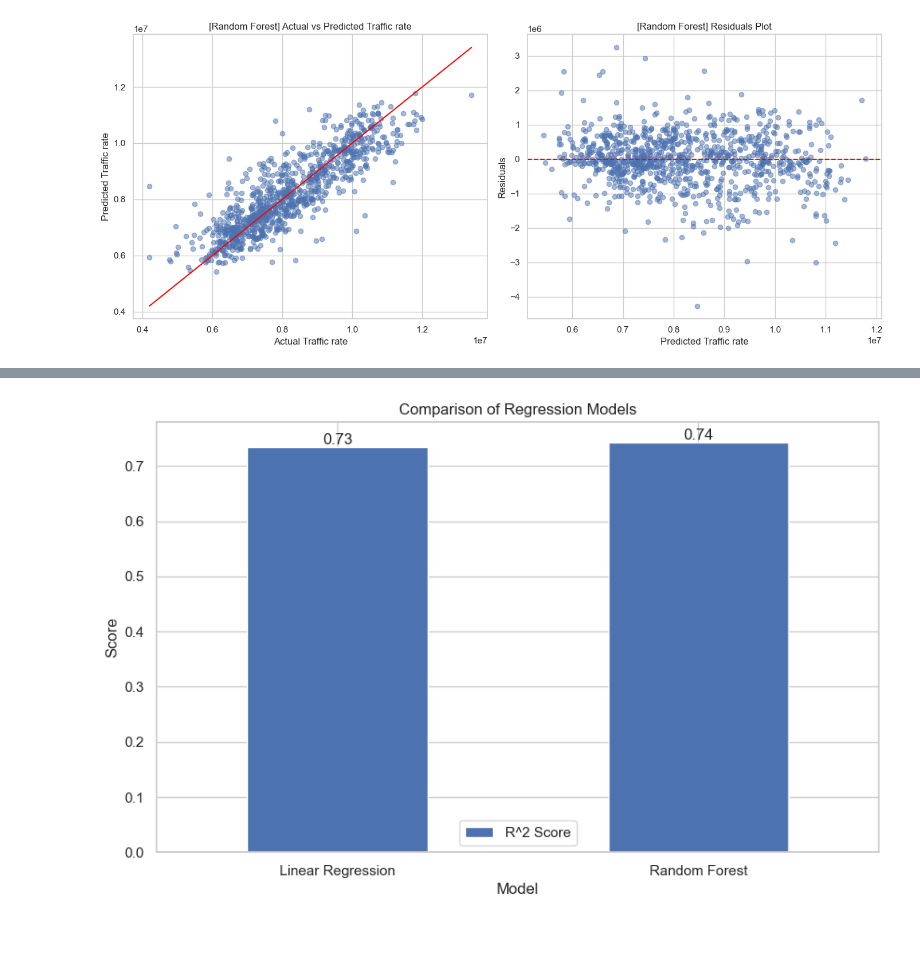
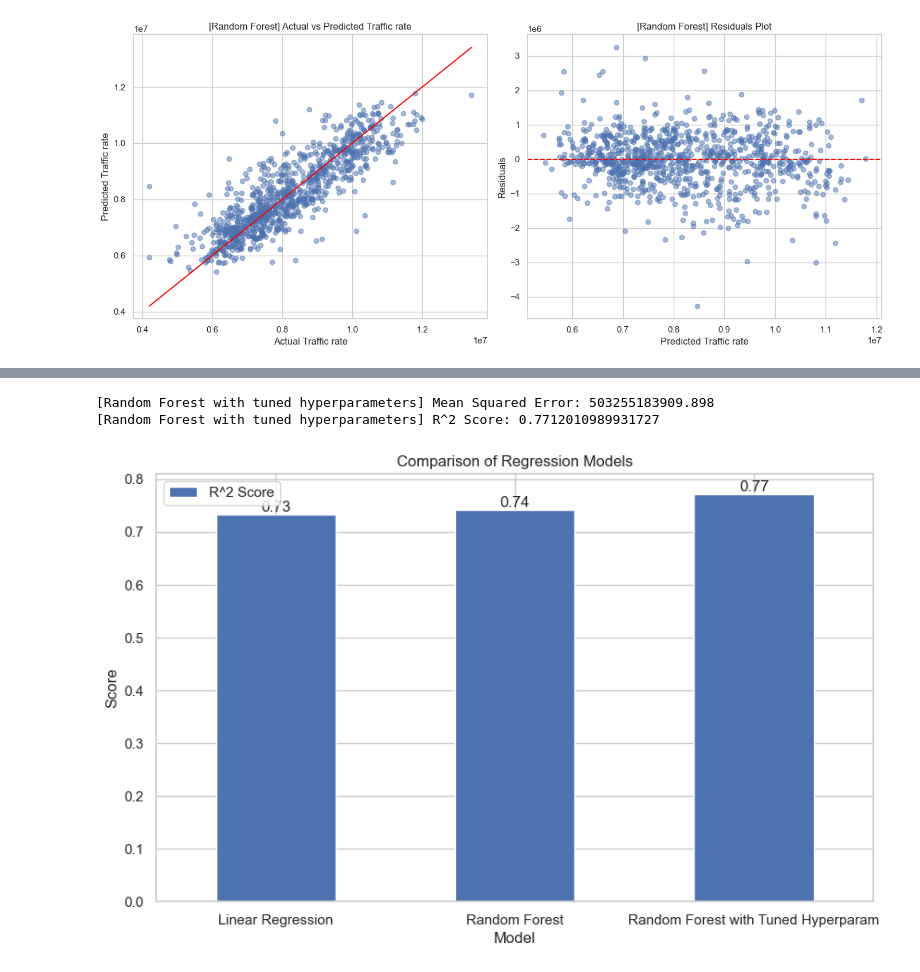
Before and after one commit to DataScience-6/traffic-and-economicrate, a Jupyter notebook: 03_Source code&Dataset/05_Data analysis&Algorithm/Regression.ipynb, the cells around one changed output, grey strips where cells are left out. Cells and saved outputs as stored; diff of their text form; code cells hidden in the pictures; blank space fills up the shorter version.

```diff
--- a/03_Source code&Dataset/05_Data analysis&Algorithm/Regression.ipynb
+++ b/03_Source code&Dataset/05_Data analysis&Algorithm/Regression.ipynb
@@ -254,0 +259,24 @@ plt.show()
+# %%
+# Use RandomizedSearchCV To Find Best Hyperparameters in RandomForestRegressor
+
+# Hyperparameter Range to search
+param_dist = {
+    'n_estimators': randint(10, 1000),
+    'max_depth': randint(5, 50),
+    'min_samples_split': randint(2, 20),
+    'min_samples_leaf': randint(1, 20),
+}
+
+rf = RandomForestRegressor()
+
+# 5-Fold : hyperparameter tuning with RandomizedSearchCV
+random_search = RandomizedSearchCV(estimator=rf, param_distributions=param_dist, n_iter=100, cv=5, verbose=2, random_state=42, n_jobs=-1)
+random_search.fit(X_train, y_train)
+
+# Print out best hyperparameters and their scores
+print("Best Parameters:", random_search.best_params_)
+print("Best Score:", random_search.best_score_)
+
+# Evaluate with Test Dataset
+test_score = random_search.score(X_test, y_test)
+print("Test Score:", test_score)
@@ -255,19 +306,36 @@ plt.show()
+# %%
+# Train model with Best Hyperparameters
+best_classifier = random_search.best_estimator_
+best_classifier.fit(X_train, y_train)
+
+# Predict with Test Dataset
+y_pred_best = best_classifier.predict(X_test)
+# %%
+# Evaluate Model
+mse_best = mean_squared_error(y_test, y_pred_best)
+r2_best = r2_score(y_test, y_pred_best)
+
+print("[Random Forest with tuned hyperparameters] Mean Squared Error:", mse_best)
+print("[Random Forest with tuned hyperparameters] R^2 Score:", r2_best)
+# %% [output]
+[Random Forest with tuned hyperparameters] Mean Squared Error: 503255183909.898
+[Random Forest with tuned hyperparameters] R^2 Score: 0.7712010989931727
 # %%
 r2_df = pd.DataFrame({
-    'Model': ['Linear Regression', 'Random Forest'],
-    'R^2 Score': [r2_linear, r2_randomForest],
+    'Model': ['Linear Regression', 'Random Forest', 'Random Forest with Tuned Hyperparam'],
+    'R^2 Score': [r2_linear, r2_randomForest, r2_best],
 })
 
 # Get Bar graph of R^2
 ax = r2_df.set_index('Model').plot(kind='bar', figsize=(10, 6))
 plt.title('Comparison of Regression Models')
 plt.ylabel('Score')
 plt.xticks(rotation=0)
 
 # Print R^2 Scores
 for i, score in enumerate(r2_df['R^2 Score']):
     ax.text(i, score, f'{score:.2f}', ha='center', va='bottom')
 # %% [output]
-[figure, old version]
+[figure, new version]
 # %%
 mse_df = pd.DataFrame({
```
Also changed, not shown: parts of 5 cells of this notebook.
